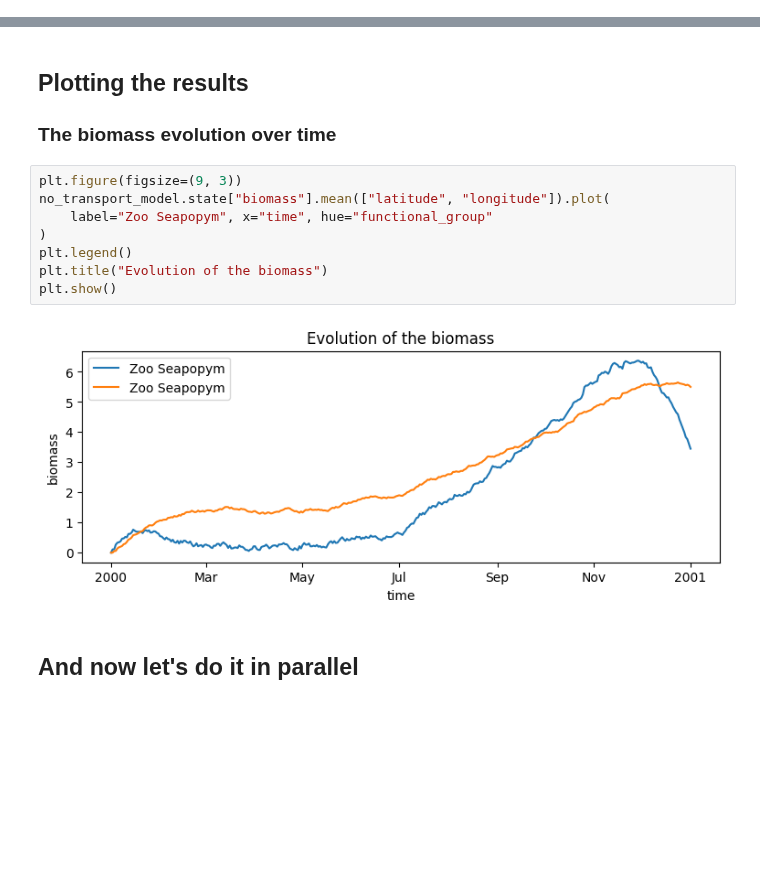
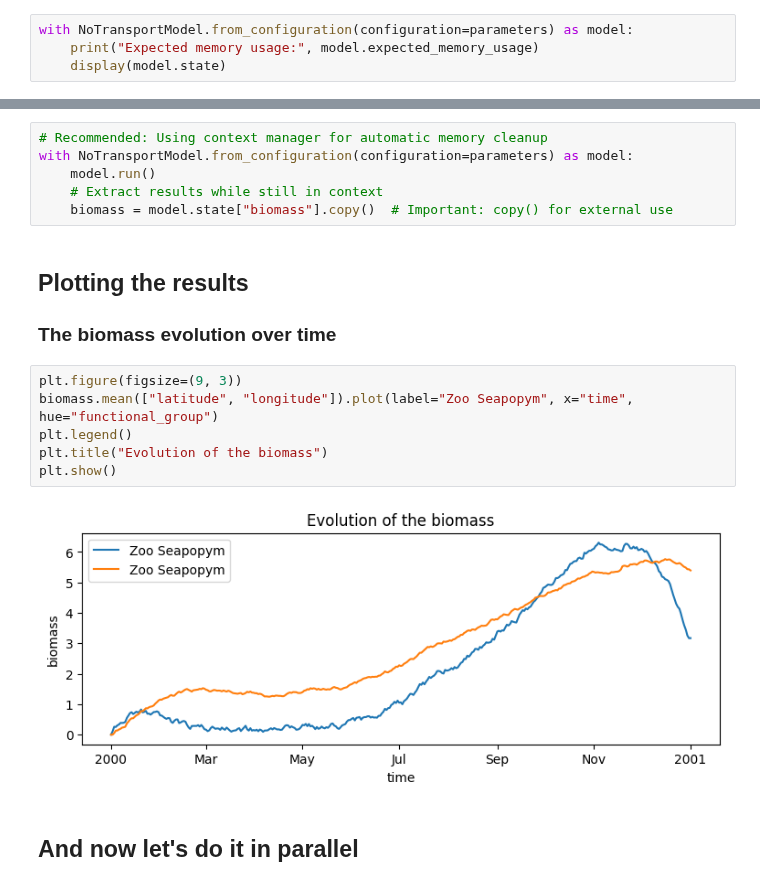
Before and after one commit to Ash12H/Seapopym, a Jupyter notebook: docs/source/notebooks/example_1d_model.ipynb, the cells around one changed output, grey strips where cells are left out. Saved outputs shown, nothing was run; the diff lists cells and outputs as text; blank space fills up the shorter version.

```diff
--- a/docs/source/notebooks/example_1d_model.ipynb
+++ b/docs/source/notebooks/example_1d_model.ipynb
@@ -161,0 +115,4 @@ Data variables: (12/28)
+# %%
+with NoTransportModel.from_configuration(configuration=parameters) as model:
+    print("Expected memory usage:", model.expected_memory_usage)
+    display(model.state)
@@ -162,17 +142,21 @@ Data variables: (12/28)
+# %%
+# Recommended: Using context manager for automatic memory cleanup
+with NoTransportModel.from_configuration(configuration=parameters) as model:
+    model.run()
+    # Extract results while still in context
+    biomass = model.state["biomass"].copy()  # Important: copy() for external use
 # %% [markdown]
 ## Plotting the results
 
 ### The biomass evolution over time
 # %%
 plt.figure(figsize=(9, 3))
-no_transport_model.state["biomass"].mean(["latitude", "longitude"]).plot(
-    label="Zoo Seapopym", x="time", hue="functional_group"
-)
+biomass.mean(["latitude", "longitude"]).plot(label="Zoo Seapopym", x="time", hue="functional_group")
 plt.legend()
 plt.title("Evolution of the biomass")
 plt.show()
 # %% [output]
-[figure, old version]
+[figure, new version]
 # %% [markdown]
 ## And now let's do it in parallel
 # %%
```
Also changed, not shown: parts of 23 cells of this notebook, 7 other files.
